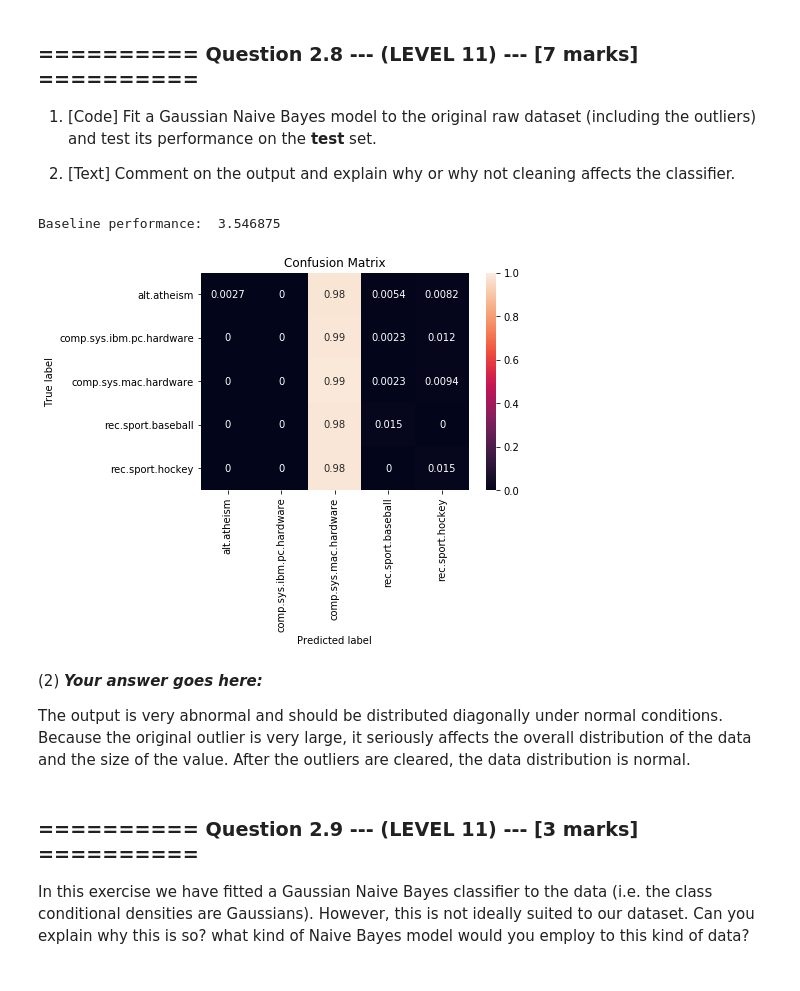
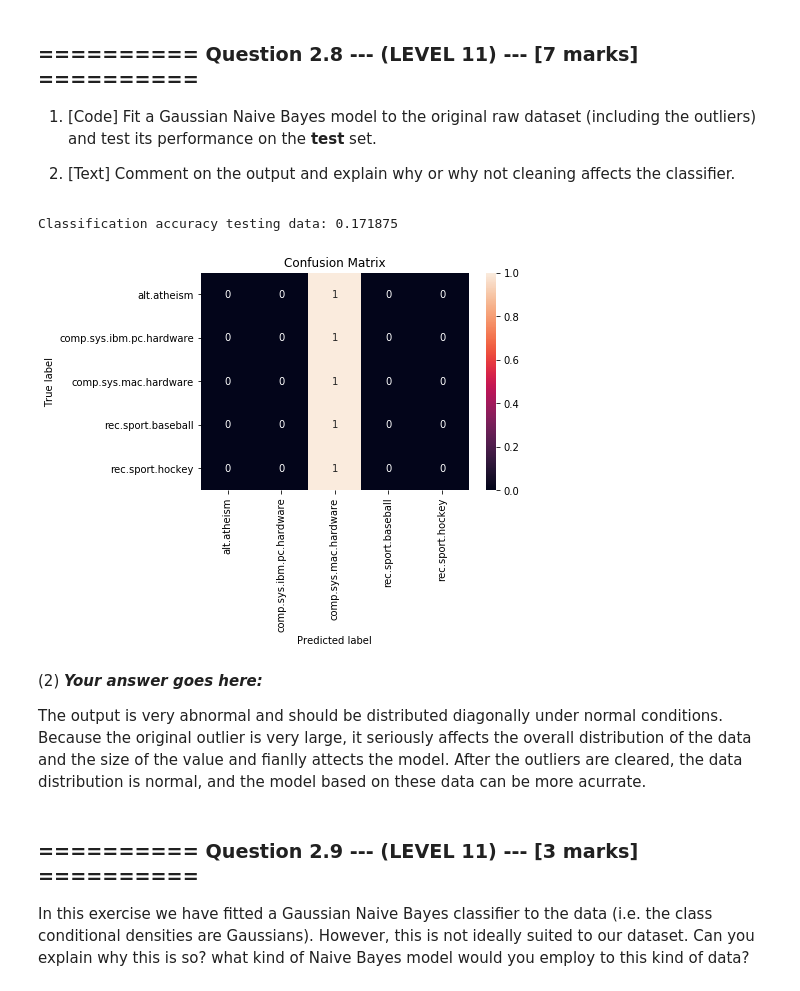
Before and after one commit to tuyu95/IAML2018, a Jupyter notebook: Assignments/01_Analysis.ipynb, the cells around one changed output. Saved outputs shown, nothing was run; the diff lists cells and outputs as text; code cells hidden in the pictures.

```diff
--- a/Assignments/01_Analysis.ipynb
+++ b/Assignments/01_Analysis.ipynb
@@ -494,27 +492,25 @@ The accuracy of the training data and testing data is basically the same. The ba
 # %%
 # (1) # Your Code goes here:
 # Fit a Gaussian Naive Bayes model
 gnb = GaussianNB()
 X = news_raw.drop("class", axis=1)
 y = news_raw["class"]
 gnb.fit(X=X, y=y)
 
 # Plot a confusion matrix of the performance
-tr_pred = gnb.predict(X=X)
-cm = confusion_matrix(y, tr_pred)
+tr_pred = gnb.predict(X=news_test.drop("class", axis=1))
+cm = confusion_matrix(news_test["class"], tr_pred)
 cm_norm = cm/cm.sum(axis=1)[:, np.newaxis]
 plot_confusion_matrix(cm_norm, labels, title="Confusion Matrix")
 
-# Test its baseline performance
-count_raw = news_raw.groupby("class").count()
-print ("Baseline performance: ",count_raw["w10_home"].max()/count_test["w10_home"].sum())
+print ("Classification accuracy testing data:", gnb.score(news_test.drop("class", axis=1), news_test["class"]))
 # %% [output]
-Baseline performance:  3.546875
+Classification accuracy testing data: 0.171875
-[figure, old version]
+[figure, new version]
 # %% [markdown]
 (2) ***Your answer goes here:***
 
-The output is very abnormal and should be distributed diagonally under normal conditions. Because the original outlier is very large, it seriously affects the overall distribution of the data and the size of the value. After the outliers are cleared, the data distribution is normal.
+The output is very abnormal and should be distributed diagonally under normal conditions. Because the original outlier is very large, it seriously affects the overall distribution of the data and the size of the value and fianlly attects the model. After the outliers are cleared, the data distribution is normal, and the model based on these data can be more acurrate.
 # %% [markdown]
 ### ========== Question 2.9 --- (LEVEL 11) --- [3 marks] ==========
 
```
Also changed, not shown: parts of 1 cell of this notebook, 1 other file.
